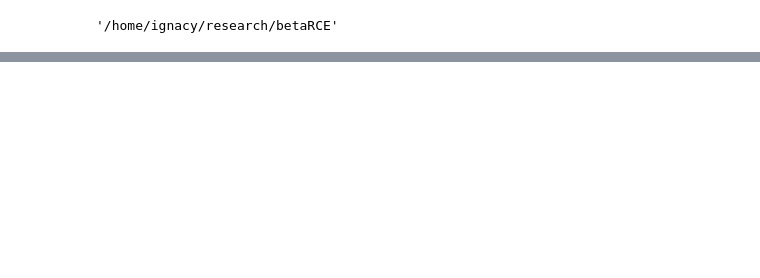
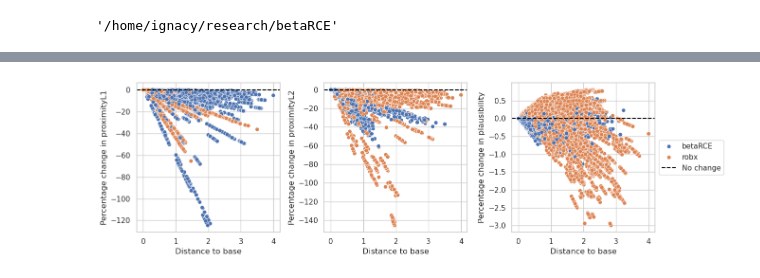
Before and after one commit to istepka/betarce, a Jupyter notebook: src/notebooks/rebuttal_correlation.ipynb, the cells around one changed output, grey strips where cells are left out. Drawn from its saved outputs; the diff is of its cells as text; code cells hidden in the pictures; blank space fills up the shorter version.

```diff
--- a/src/notebooks/rebuttal_correlation.ipynb
+++ b/src/notebooks/rebuttal_correlation.ipynb
@@ -151 +252,44 @@ new_df
+# %%
+# Create subplots
+fig, axes = plt.subplots(1, 3, figsize=(18, 4))
+axes = axes.flatten()
+
+# Plot each metric
+for i, metric in enumerate(metrics):
+    ax = axes[i]
+    scatter = sns.scatterplot(
+        data=new_df.sample(50000),
+        y=f"perc_change_{metric}",
+        x="reference",
+        ax=ax,
+        hue="robust_method",
+    )
+    ax.set_xlabel("Distance to base")
+    ax.set_ylabel(f"Percentage change in {metric}")
+    # Add a horizontal line at 0
+    ax.axhline(0, color="black", linestyle="--", label="No change")
+
+    # Add a legend
+    if i == 2:
+        handles, labels = scatter.get_legend_handles_labels()
+        scatter.legend(
+            handles=handles[0:],
+            labels=labels[0:],
+            # title="Robust method",
+            loc="center left",
+            bbox_to_anchor=(1, 0.5),
+        )
+    else:
+        # no legend
+        ax.get_legend().remove()
+
+
+# Adjust layout to make room for the shared legend
+plt.tight_layout(rect=[0, 0, 0.75, 1])
+plt.savefig(
+    f"{images_dir}/percent_change_vs_reference.png", dpi=300, bbox_inches="tight"
+)
+plt.show()
+# %% [output]
+[figure, added]
 # %%
```
Also changed, not shown: parts of 13 cells of this notebook, 1 other file.
